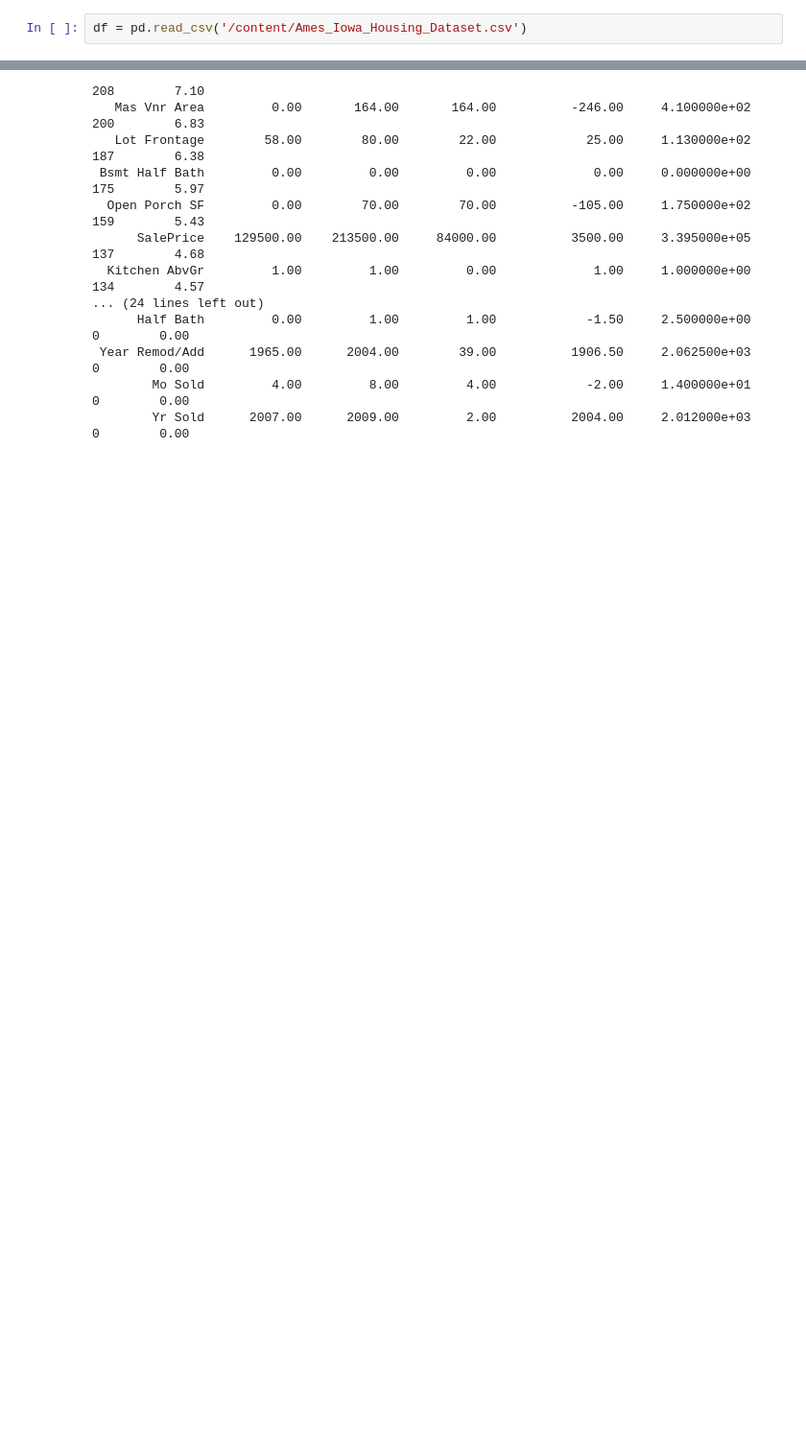
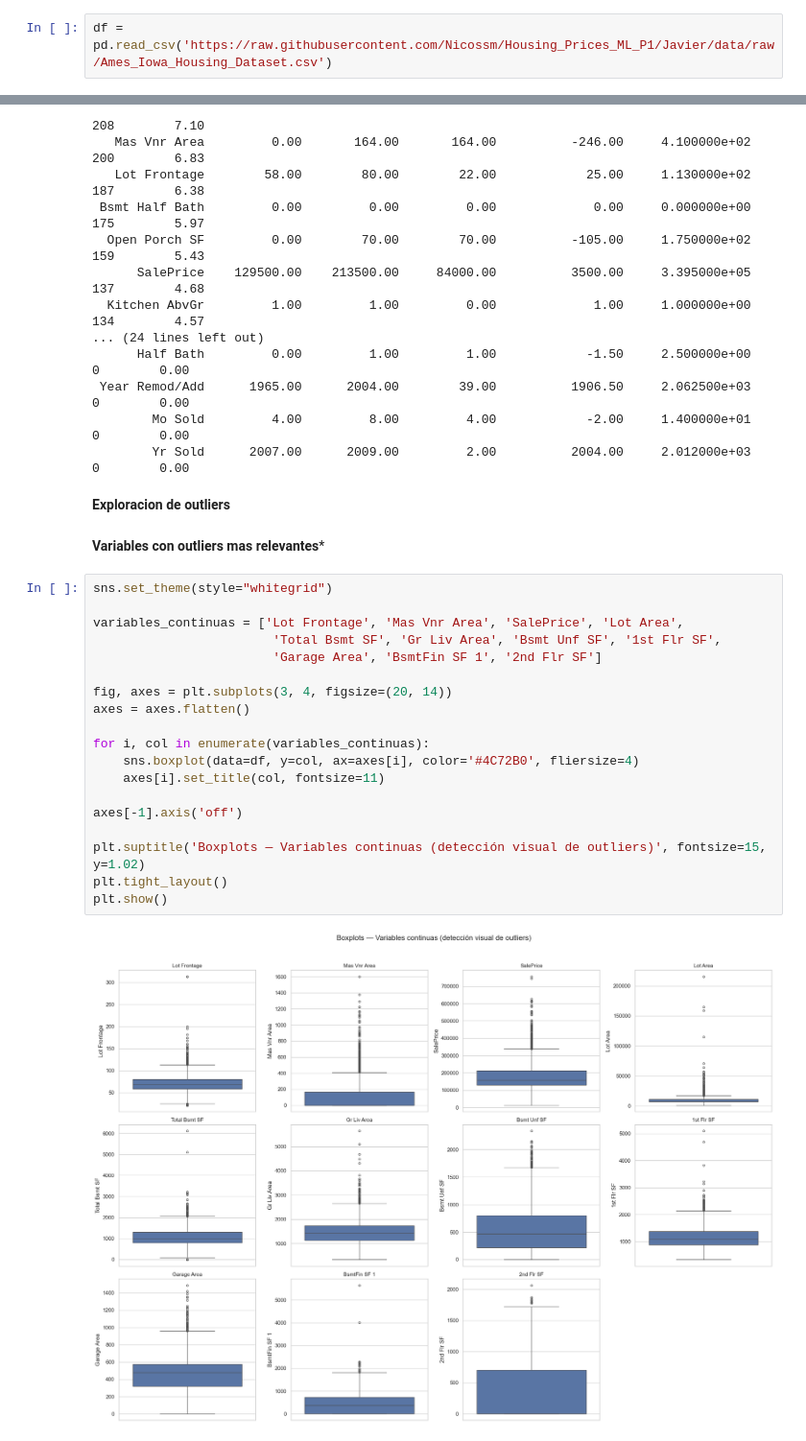
Before and after one commit to Nicossm/Housing_Prices_ML_P1, a Jupyter notebook: notebooks/EDA_Housing.ipynb, the cells around one changed output, grey strips where cells are left out. Shown at 96% size. Saved outputs shown, nothing was run; the diff lists cells and outputs as text; blank space fills up the shorter version.

```diff
--- a/notebooks/EDA_Housing.ipynb
+++ b/notebooks/EDA_Housing.ipynb
@@ -6,2 +10,2 @@ import seaborn as sns
 # %%
-df = pd.read_csv('/content/Ames_Iowa_Housing_Dataset.csv')
+df = pd.read_csv('https://raw.githubusercontent.com/Nicossm/Housing_Prices_ML_P1/Javier/data/raw/Ames_Iowa_Housing_Dataset.csv')
@@ -358,3 +362,28 @@ print(resumen_outliers.to_string(index=False))
  Year Remod/Add      1965.00      2004.00        39.00          1906.50     2.062500e+03            0        0.00
         Mo Sold         4.00         8.00         4.00            -2.00     1.400000e+01            0        0.00
         Yr Sold      2007.00      2009.00         2.00          2004.00     2.012000e+03            0        0.00
+# %% [markdown]
+**Exploracion de outliers**
+# %% [markdown]
+**Variables con outliers mas relevantes***
+# %%
+sns.set_theme(style="whitegrid")
+
+variables_continuas = ['Lot Frontage', 'Mas Vnr Area', 'SalePrice', 'Lot Area',
+                        'Total Bsmt SF', 'Gr Liv Area', 'Bsmt Unf SF', '1st Flr SF',
+                        'Garage Area', 'BsmtFin SF 1', '2nd Flr SF']
+
+fig, axes = plt.subplots(3, 4, figsize=(20, 14))
+axes = axes.flatten()
+
+for i, col in enumerate(variables_continuas):
+    sns.boxplot(data=df, y=col, ax=axes[i], color='#4C72B0', fliersize=4)
+    axes[i].set_title(col, fontsize=11)
+
+axes[-1].axis('off')
+
+plt.suptitle('Boxplots — Variables continuas (detección visual de outliers)', fontsize=15, y=1.02)
+plt.tight_layout()
+plt.show()
+# %% [output]
+[figure, added]
```
Also changed, not shown: parts of 22 cells of this notebook.
